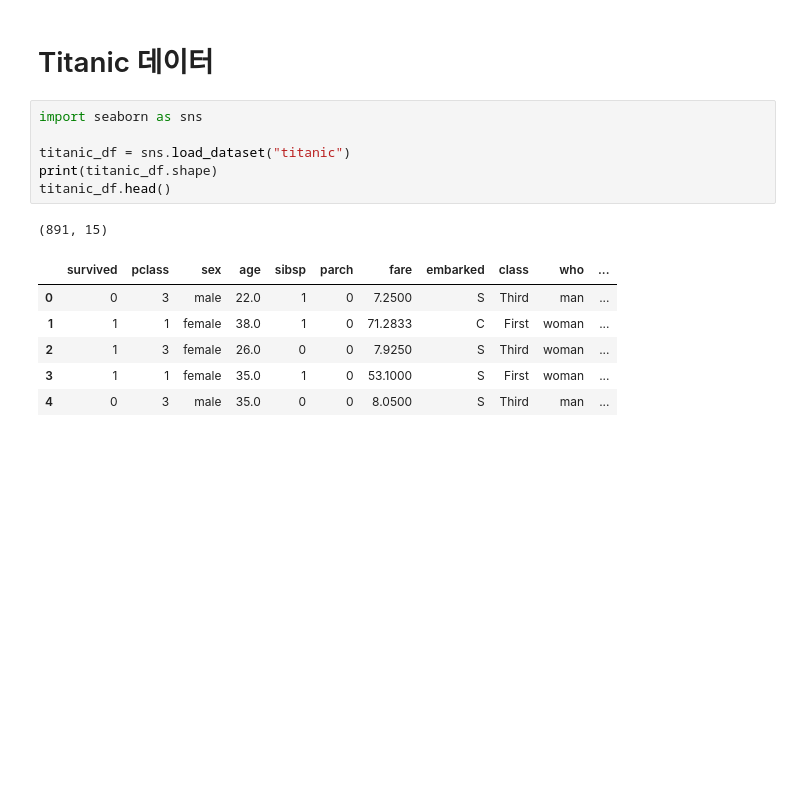
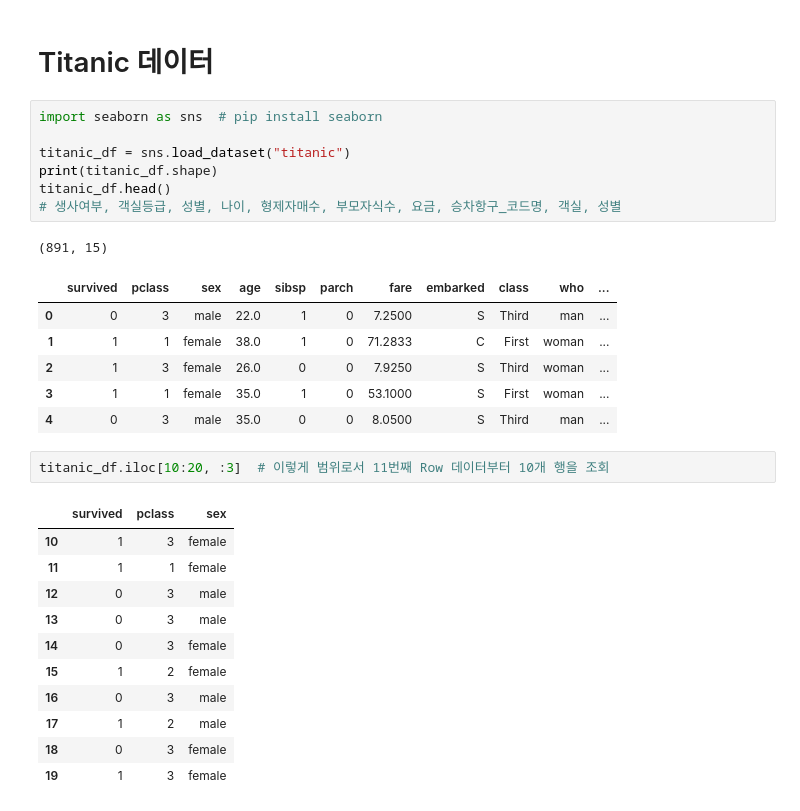
Before and after one commit to pyhub-camp/abc-bootcamp-202510, a Jupyter notebook: 데이터분석/파이썬 실습 #2.ipynb, the cells around one changed output. Drawn from its saved outputs; the diff is of its cells as text; blank space fills up the shorter version.

```diff
--- a/데이터분석/파이썬 실습 #2.ipynb
+++ b/데이터분석/파이썬 실습 #2.ipynb
@@ -248,11 +248,12 @@ for 순위, 메뉴명 in enumerate(좋아하는_음식[:3], start=1):
 # %% [markdown]
 # Titanic 데이터
 # %%
-import seaborn as sns
+import seaborn as sns  # pip install seaborn
 
 titanic_df = sns.load_dataset("titanic")
 print(titanic_df.shape)
 titanic_df.head()
+# 생사여부, 객실등급, 성별, 나이, 형제자매수, 부모자식수, 요금, 승차항구_코드명, 객실, 성별
 # %% [output]
 (891, 15)
 |  | survived | pclass | sex | age | sibsp | parch | fare | embarked | class | who | ... |
@@ -261,3 +262,17 @@ titanic_df.head()
 | 2 | 1 | 3 | female | 26.0 | 0 | 0 | 7.9250 | S | Third | woman | ... |
 | 3 | 1 | 1 | female | 35.0 | 1 | 0 | 53.1000 | S | First | woman | ... |
 | 4 | 0 | 3 | male | 35.0 | 0 | 0 | 8.0500 | S | Third | man | ... |
+# %%
+titanic_df.iloc[10:20, :3]  # 이렇게 범위로서 11번째 Row 데이터부터 10개 행을 조회
+# %% [output]
+|  | survived | pclass | sex |
+| 10 | 1 | 3 | female |
+| 11 | 1 | 1 | female |
+| 12 | 0 | 3 | male |
+| 13 | 0 | 3 | male |
+| 14 | 0 | 3 | female |
+| 15 | 1 | 2 | female |
+| 16 | 0 | 3 | male |
+| 17 | 1 | 2 | male |
+| 18 | 0 | 3 | female |
+| 19 | 1 | 3 | female |
```
Also changed, not shown: parts of 4 cells of this notebook.
